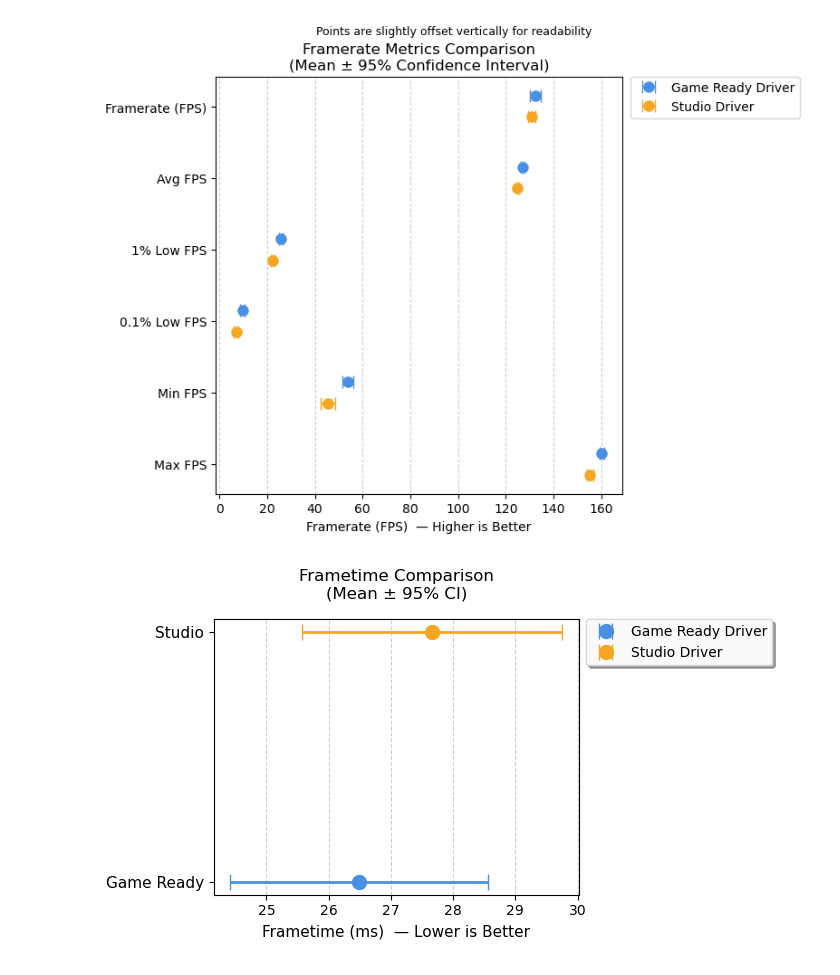
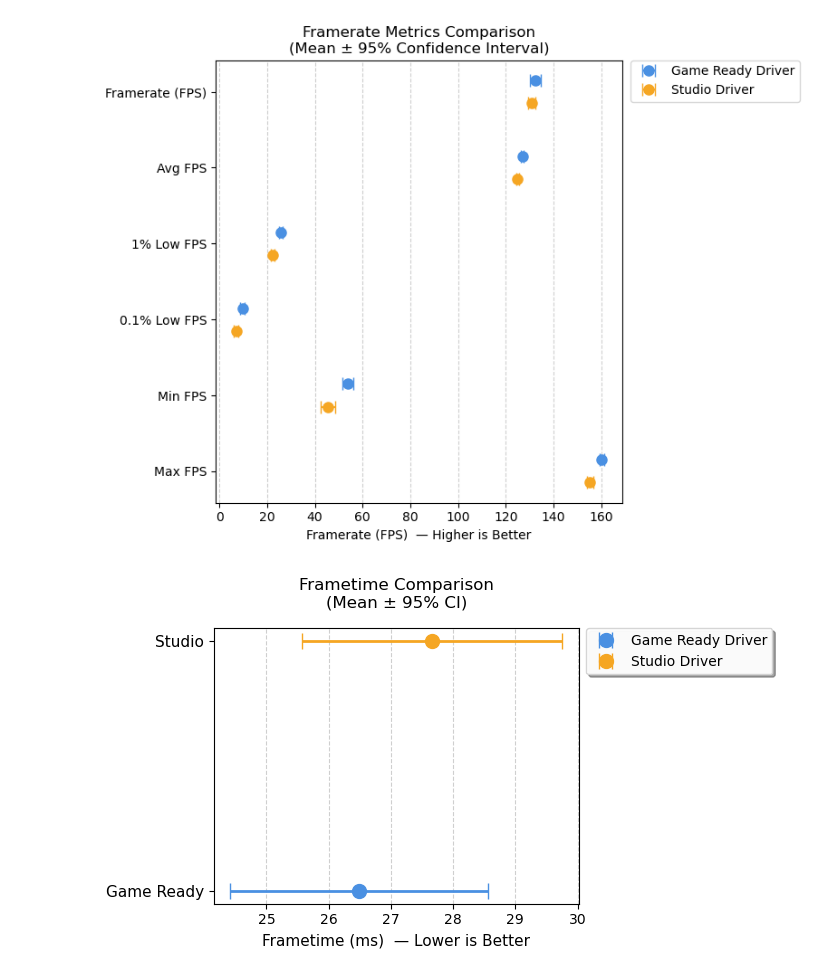
Before and after one commit to AungMoonLord/Game-Benchmark-Driver-Performance-Evaluation-, a Jupyter notebook: Visualization/graph_dotplot_error_bar.ipynb, the cells around one changed output. Cells and saved outputs as stored; diff of their text form; code cells hidden in the pictures.

```diff
--- a/Visualization/graph_dotplot_error_bar.ipynb
+++ b/Visualization/graph_dotplot_error_bar.ipynb
@@ -53,38 +53,34 @@ cis_st   = [extract_ci(df_st.loc[m, 'CI']) for m in fps_metrics]
 y_pos = np.arange(len(fps_metrics))
 offset = 0.15
 
 # -----------------------------
 # Plot: FPS
 # -----------------------------
 plt.figure(figsize=(8, 6))
 
 plt.errorbar(
     means_gr, y_pos - offset, xerr=cis_gr,
     fmt='o', capsize=5, markersize=8,
     label='Game Ready Driver', color='#4A90E2'
 )
 
 plt.errorbar(
     means_st, y_pos + offset, xerr=cis_st,
     fmt='o', capsize=5, markersize=8,
     label='Studio Driver', color='#F5A623'
 )
 
 plt.yticks(y_pos, labels_fps)
 plt.xlabel('Framerate (FPS)  — Higher is Better')
 plt.title('Framerate Metrics Comparison\n(Mean ± 95% Confidence Interval)')
-plt.suptitle(
-    'Points are slightly offset vertically for readability',
-    fontsize=9, y=0.96
-)
 
 plt.grid(axis='x', linestyle='--', alpha=0.6)
 plt.gca().invert_yaxis()
 plt.legend(loc='upper left', bbox_to_anchor=(1.02, 1), borderaxespad=0.)
 plt.tight_layout()
 plt.show()
 # %% [output]
-[figure, old version]
+[figure, new version]
 # %%
 # -----------------------------
 # Frametime data
```
